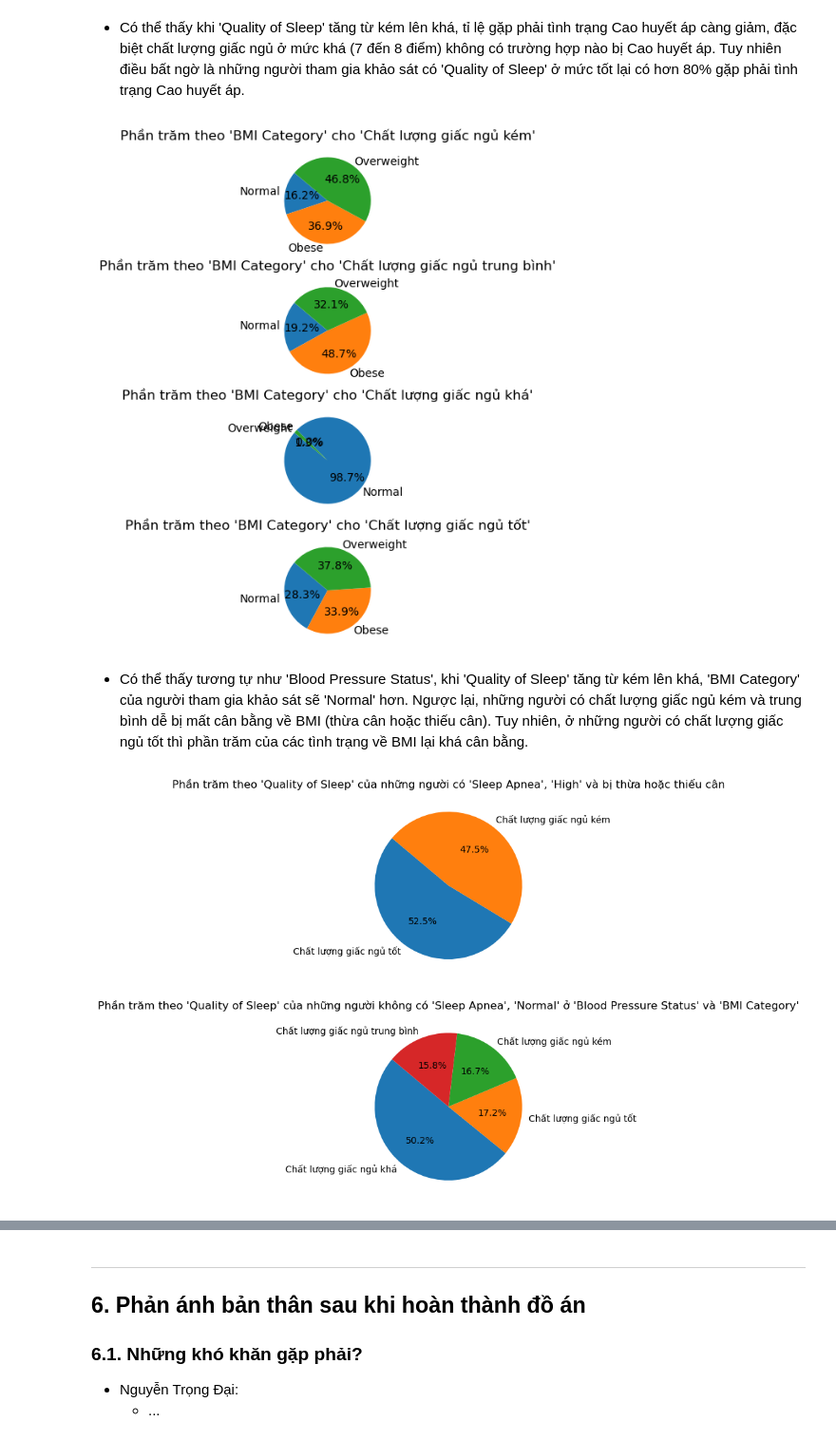
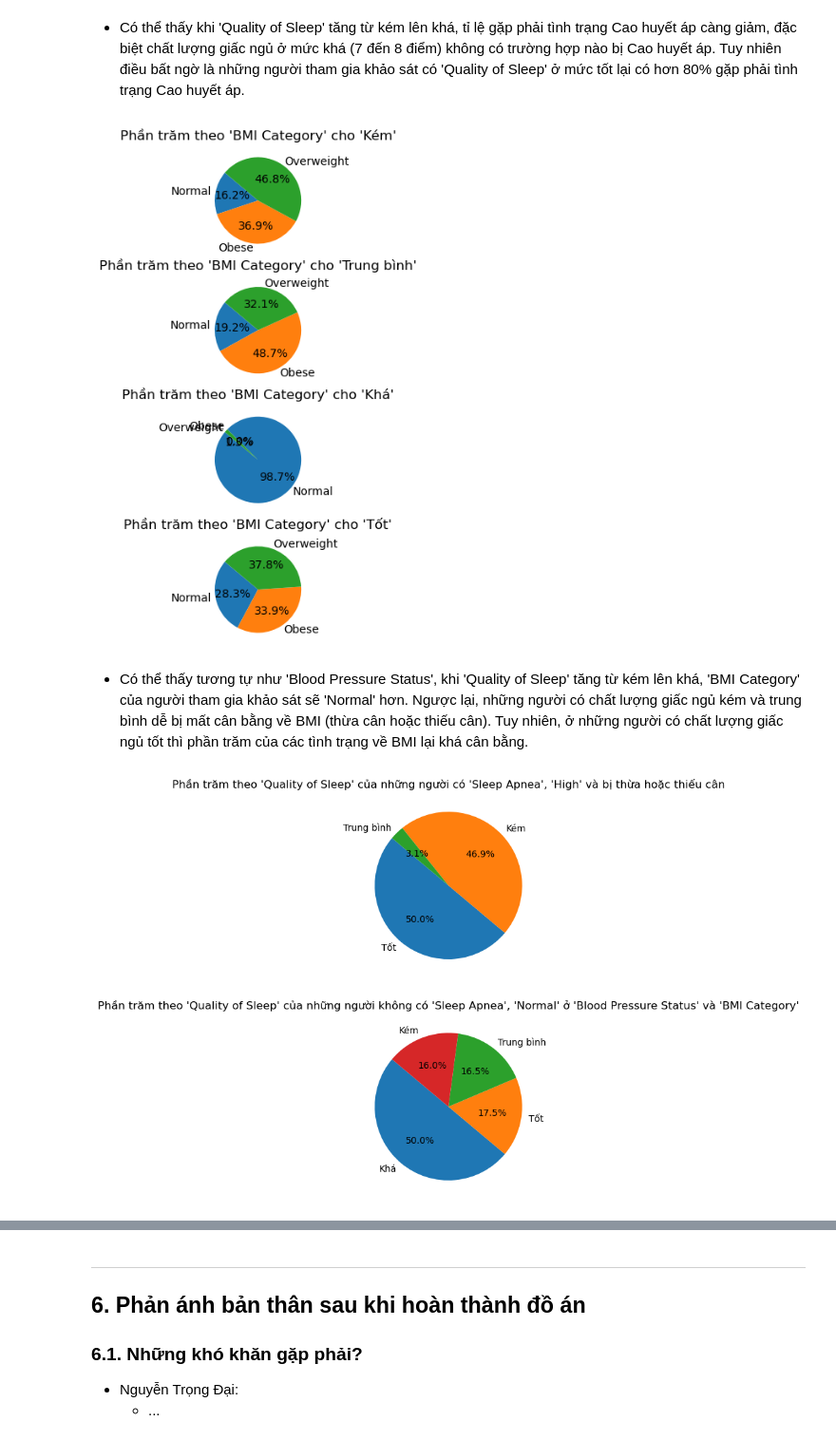
Before and after one commit to khiemnguyen812/Final_Prj_CSC17104_21KHDL1, a Jupyter notebook: Notebook.ipynb, the cells around one changed output, grey strips where cells are left out. Shown at 95% size. Drawn from its saved outputs; the diff is of its cells as text; code cells hidden in the pictures.

```diff
--- a/Notebook.ipynb
+++ b/Notebook.ipynb
@@ -458,13 +445,13 @@ quartiles
 # Bước 2
 def categorize_value(value, quartiles):
     if value <= quartiles.loc[0.25]:
-        return 1
+        return 'Kém'
     elif quartiles.loc[0.25] < value <= quartiles.loc[0.5]:
-        return 2
+        return 'Trung bình'
     elif quartiles.loc[0.5] < value <= quartiles.loc[0.75]:
-        return 3
+        return 'Khá'
     else:
-        return 4
+        return 'Tốt'
 
 # Áp dụng hàm categorize_value cho từng cột
 for column in physical_activity_columns:
@@ -576,8 +571,8 @@ import pandas as pd
 health_columns = ['Stress Level', 'BMI Category', 'Systolic', 'Diastolic', 'Heart Rate', 'Sleep Disorder', 'Quality of Sleep']
 df_health = df[health_columns]
 
-# Bước 2: Tạo cột 'Sleep Apnea' và gán giá trị 1 cho những người có triệu chứng 'Sleep Apnea'
-df_health['Sleep Apnea'] = df_health['Sleep Disorder'].apply(lambda x: 1 if x == 'Sleep Apnea' else 0)
+# Bước 2: Tạo cột 'Sleep Apnea or Insomnia' và gán giá trị 1 cho những người có triệu chứng 'Sleep Apnea' hoặc 'Insomnia'
+df_health['Sleep Apnea or Insomnia'] = df_health['Sleep Disorder'].apply(lambda x: 1 if x == 'Sleep Apnea' or x=='Insomnia' else 0)
 
 df_health = df_health.drop('Sleep Disorder', axis=1)
 
@@ -599,13 +594,11 @@ def blood_pressure_status(row):
 df_health['Blood Pressure Status'] = df_health.apply(blood_pressure_status, axis=1)
 
 df_health = df_health.drop(['Systolic','Diastolic'], axis=1)
-# Kiểm tra giá trị unique trong cột 'Blood Pressure Status'
 bp_status_counts = df_health['Blood Pressure Status'].value_counts()
 
-print(df_health.head())
+print(df_health)
 print(bp_status_counts)
 
-# Tìm giá trị nhỏ nhất và lớn nhất trong cột 'Heart Rate'
 min_heart_rate = df_health['Heart Rate'].min()
 max_heart_rate = df_health['Heart Rate'].max()
 
@@ -673,7 +661,4 @@ percentage_by_quality_of_sleep = sleep_apnea_df['Quality of Sleep'].value_counts
 # %%
-import matplotlib.pyplot as plt
-# Thay đổi giá trị trong cột 'Quality of Sleep' từ số sang nhãn
-df_health['Quality of Sleep'] = df_health['Quality of Sleep'].replace({1: 'Chất lượng giấc ngủ kém', 2: 'Chất lượng giấc ngủ trung bình', 3: 'Chất lượng giấc ngủ khá', 4: 'Chất lượng giấc ngủ tốt'})
 
 # Tính phần trăm theo 'Blood Pressure Status' cho từng 'Quality of Sleep'
 percentage_by_bp_status_and_quality_of_sleep = df_health.groupby(['Blood Pressure Status', 'Quality of Sleep']).size().unstack().div(df_health.groupby('Blood Pressure Status').size(), axis=0) * 100
@@ -701,10 +686,8 @@ percentage_by_bmi_category_and_quality_of_sleep = df_health.groupby(['BMI Catego
 # Thay thế giá trị NaN bằng 0
 percentage_by_bmi_category_and_quality_of_sleep = percentage_by_bmi_category_and_quality_of_sleep.fillna(0)
 
-# Vẽ biểu đồ tròn
 fig, axs = plt.subplots(len(df_health['Quality of Sleep'].unique()),1, figsize=(16, 8), subplot_kw=dict(aspect="equal"))
 
-# Vòng lặp qua từng cột 'Quality of Sleep'
 for i, quality_label in enumerate(df_health['Quality of Sleep'].unique()):
     data = percentage_by_bmi_category_and_quality_of_sleep.loc[:, quality_label]
     axs[i].pie(data, labels=data.index, autopct='%1.1f%%', startangle=140)
@@ -712,36 +695,32 @@ for i, quality_label in enumerate(df_health['Quality of Sleep'].unique()):
 
 plt.show()
 # %% [output]
-[figure, old version]
+[figure, new version]
 # %% [markdown]
 - Có thể thấy tương tự như 'Blood Pressure Status', khi 'Quality of Sleep' tăng từ kém lên khá, 'BMI Category' của người tham gia khảo sát sẽ 'Normal' hơn. Ngược lại, những người có chất lượng giấc ngủ kém và trung bình dễ bị mất cân bằng về BMI (thừa cân hoặc thiếu cân). Tuy nhiên, ở những người có chất lượng giấc ngủ tốt thì phần trăm của các tình trạng về BMI lại khá cân bằng.
 # %%
 # Lọc những người có tình trạng 'Sleep Apnea' và 'High' ở 'Blood Pressure Status'
-filtered_df_high_bp = df_health[(df_health['Sleep Apnea'] == 1) & (df_health['Blood Pressure Status'] == 'High')]
+filtered_df_high_bp = df_health[(df_health['Sleep Apnea or Insomnia'] == 1) & (df_health['Blood Pressure Status'] == 'High')]
 
 filtered_df_high_bp = filtered_df_high_bp[(filtered_df_high_bp['BMI Category'] == 'Overweight') | (filtered_df_high_bp['BMI Category'] == 'Obese')]
 
 percentage_by_quality_of_sleep_high_bp = filtered_df_high_bp['Quality of Sleep'].value_counts(normalize=True) * 100
 
-filtered_df_high_bp['Quality of Sleep'] = filtered_df_high_bp['Quality of Sleep'].replace({1: 'Kém', 2: 'Trung bình', 3: 'Khá', 4: 'Tốt'})
-
-filtered_df_normal_bp = df_health[(df_health['Sleep Apnea'] == 0) & (df_health['Blood Pressure Status'] == 'Normal') & (df_health['BMI Category'] == 'Normal')]
+filtered_df_normal_bp = df_health[(df_health['Sleep Apnea or Insomnia'] == 0) & (df_health['Blood Pressure Status'] == 'Normal') & (df_health['BMI Category'] == 'Normal')]
 
 percentage_by_quality_of_sleep_normal_bp = filtered_df_normal_bp['Quality of Sleep'].value_counts(normalize=True) * 100
-
-filtered_df_normal_bp['Quality of Sleep'] = filtered_df_normal_bp['Quality of Sleep'].replace({1: 'Kém', 2: 'Trung bình', 3: 'Khá', 4: 'Tốt'})
 
 fig, axs = plt.subplots(2, 1, figsize=(16, 8))
 
 axs[0].pie(percentage_by_quality_of_sleep_high_bp, labels=percentage_by_quality_of_sleep_high_bp.index, autopct='%1.1f%%', startangle=140)
 axs[0].set_title("Phần trăm theo 'Quality of Sleep' của những người có 'Sleep Apnea', 'High' và bị thừa hoặc thiếu cân")
 
 axs[1].pie(percentage_by_quality_of_sleep_normal_bp, labels=percentage_by_quality_of_sleep_normal_bp.index, autopct='%1.1f%%', startangle=140)
 axs[1].set_title("Phần trăm theo 'Quality of Sleep' của những người không có 'Sleep Apnea', 'Normal' ở 'Blood Pressure Status' và 'BMI Category'")
 
 # Hiển thị figure
 plt.show()
 # %% [output]
-[figure, old version]
+[figure, new version]
 # %% [markdown]
 - Dễ nhận thấy rằng những người gặp phải tất cả tình trạng xấu về sức khỏe đều có chất lượng giấc ngủ kém hoặc tốt.
```
Also changed, not shown: parts of 14 cells of this notebook, 1 other file.
